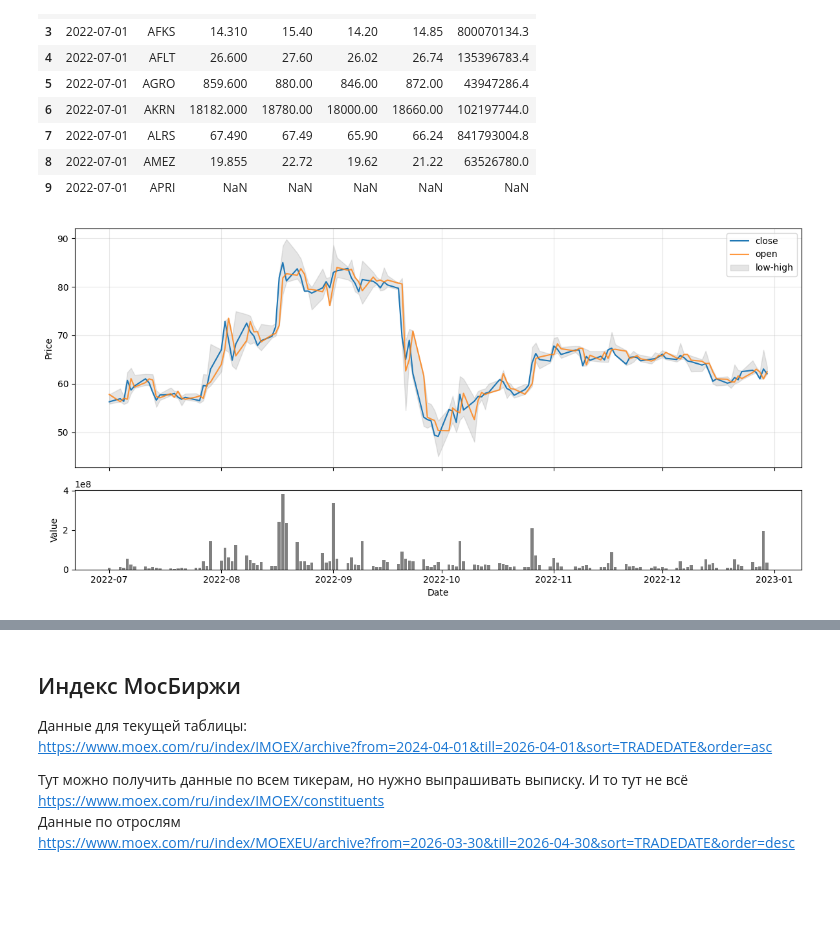
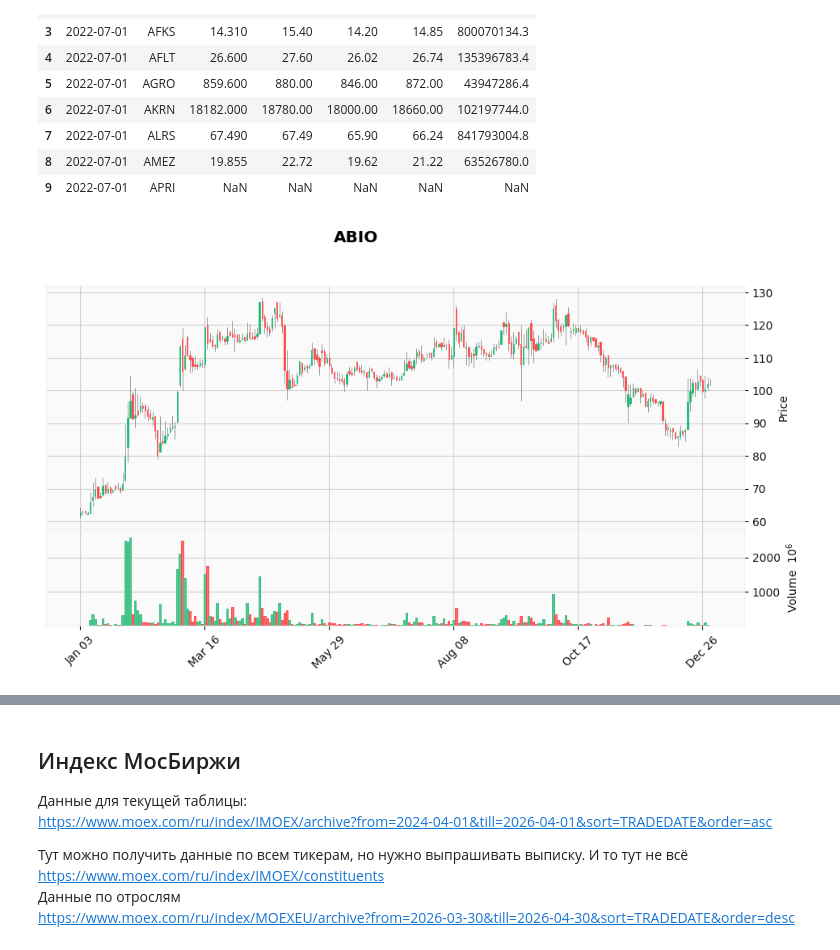
Before and after one commit to ArtyomOl/news_analyzer, a Jupyter notebook: RussianFinancialNews/news_data.ipynb, the cells around one changed output, grey strips where cells are left out. Cells and saved outputs as stored; diff of their text form; code cells hidden in the pictures; blank space fills up the shorter version.

Commit message:
Changed the candlestick charts

```diff
--- a/RussianFinancialNews/news_data.ipynb
+++ b/RussianFinancialNews/news_data.ipynb
@@ -314,0 +320,9 @@ dtype: int64
+# %%
+open_path = Path("candles_data\\1d\\open.csv")
+open_candles = pd.read_csv(open_path, index_col=0, parse_dates=True)
+
+tickers = candles.columns
+
+for ticker in tickers:
+    if open_candles[ticker].isna().sum() > 20:
+        print(ticker, 'has', open_candles[ticker].isna().sum(), 'missing values')
@@ -347,37 +379,37 @@ candles_long shape: (139356, 7)
 | 9 | 2022-07-01 | APRI | NaN | NaN | NaN | NaN | NaN |
 # %%
 # Plotting helper for `candles_long` dataframe
-def plot_ticker(df, ticker, start=None, end=None, figsize=(12,6)):
-    """Plot price (open/close/range) and `value` for a single `ticker`.
-    df: DataFrame with columns ['date','ticker','open','high','low','close','value']
-    start/end: optional date strings (inclusive).
-    """
+
+def plot_ticker_candles(df, ticker, start=None, end=None):
     df2 = df.copy()
     df2['date'] = pd.to_datetime(df2['date'])
+
     mask = df2['ticker'] == ticker
     if start is not None:
         mask &= df2['date'] >= pd.to_datetime(start)
     if end is not None:
         mask &= df2['date'] <= pd.to_datetime(end)
+
     sub = df2.loc[mask].sort_values('date')
+
     if sub.empty:
         print('No data for', ticker)
         return
-    fig, axes = plt.subplots(2,1, sharex=True, figsize=figsize, gridspec_kw={'height_ratios':[3,1]})
-    ax = axes[0]
-    ax.plot(sub['date'], sub['close'], label='close', color='tab:blue')
-    ax.plot(sub['date'], sub['open'], label='open', color='tab:orange', alpha=0.8)
-    ax.fill_between(sub['date'], sub['low'], sub['high'], color='gray', alpha=0.2, label='low-high')
-    ax.set_ylabel('Price')
-    ax.legend(loc='best')
-    ax.grid(True, alpha=0.3)
-    ax2 = axes[1]
-    ax2.bar(sub['date'], sub['value'], color='gray')
-    ax2.set_ylabel('Value')
-    ax2.set_xlabel('Date')
-    plt.tight_layout()
-    plt.show()
 
-plot_ticker(candles_long, 'ABIO', start='2022-01-01', end='2022-12-31')
+    # подготовка формата под mplfinance
+    sub = sub.set_index('date')
+    sub = sub[['open', 'high', 'low', 'close', 'value']]
+    sub.columns = ['Open', 'High', 'Low', 'Close', 'Volume']
+
+    mpf.plot(
+        sub,
+        type='candle',              # свечи
+        volume=True,                # нижний график (value)
+        style='yahoo',              # стиль как на трейдинг сайтах
+        title=f'{ticker}',
+        figsize=(12, 6)
+    )
+
+plot_ticker_candles(candles_long, 'ABIO', start='2023-01-01', end='2023-12-31')
 # %% [output]
-[figure, old version]
+[figure, new version]
```
Also changed, not shown: parts of 5 cells of this notebook.
